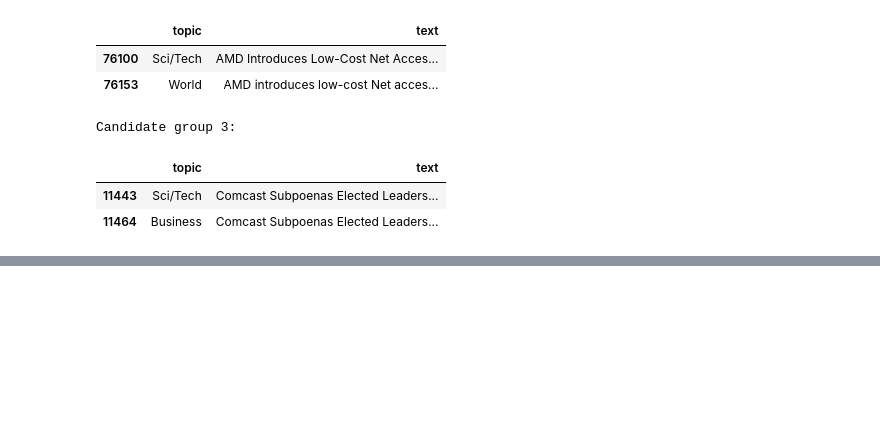
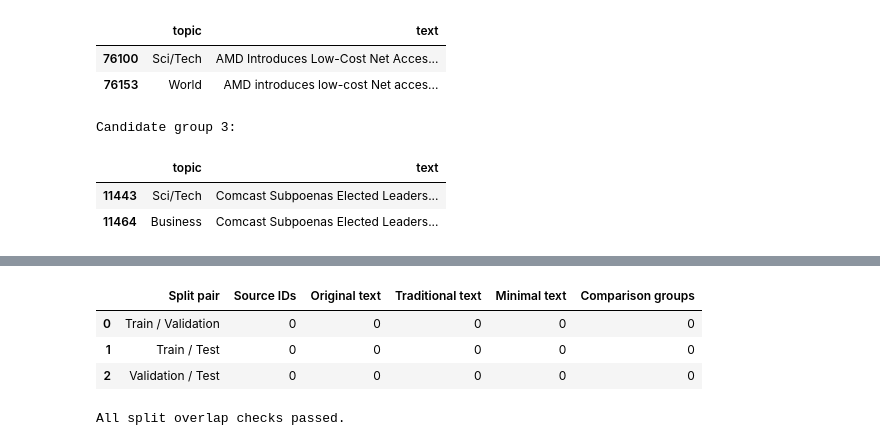
Before and after one commit to fufu3105/machine-learning-assignment, a Jupyter notebook: assignment.ipynb, the cells around one changed output, grey strips where cells are left out. Saved outputs shown, nothing was run; the diff lists cells and outputs as text; code cells hidden in the pictures; blank space fills up the shorter version.

```diff
--- a/assignment.ipynb
+++ b/assignment.ipynb
@@ -666,0 +882,28 @@ Candidate group 3:
+# %%
+overlap_columns = {
+    "Source IDs": "source_id",
+    "Original text": TEXT_COLUMN,
+    "Traditional text": "text_traditional",
+    "Minimal text": "text_minimal",
+    "Comparison groups": "split_group",
+}
+overlap_rows = []
+for left, right in (("Train", "Validation"), ("Train", "Test"), ("Validation", "Test")):
+    row = {"Split pair": f"{left} / {right}"}
+    for name, column in overlap_columns.items():
+        shared = set(prepared_splits[left][column]) & set(prepared_splits[right][column])
+        row[name] = len(shared)
+    overlap_rows.append(row)
+
+overlap_summary = pd.DataFrame(overlap_rows)
+display(overlap_summary)
+assert overlap_summary.drop(columns="Split pair").eq(0).all().all(), (
+    "Cross-split overlap detected; review comparison groups and cleaning configurations."
+)
+print("All split overlap checks passed.")
+# %% [output]
+|  | Split pair | Source IDs | Original text | Traditional text | Minimal text | Comparison groups |
+| 0 | Train / Validation | 0 | 0 | 0 | 0 | 0 |
+| 1 | Train / Test | 0 | 0 | 0 | 0 | 0 |
+| 2 | Validation / Test | 0 | 0 | 0 | 0 | 0 |
+All split overlap checks passed.
```
Also changed, not shown: parts of 20 cells of this notebook, 1 other file.
